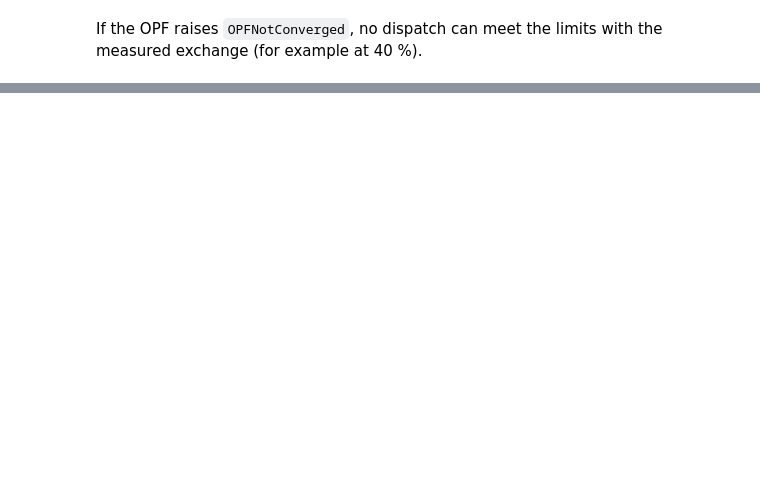
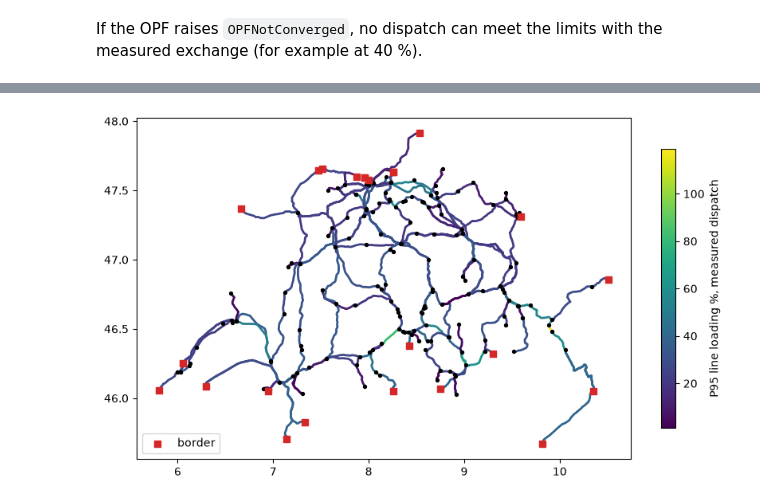
Before and after one commit to mohammadrayati/helvegrid, a Jupyter notebook: run.ipynb, the cells around one changed output, grey strips where cells are left out. Saved outputs shown, nothing was run; the diff lists cells and outputs as text; code cells hidden in the pictures; blank space fills up the shorter version.

```diff
--- a/run.ipynb
+++ b/run.ipynb
@@ -192,0 +272,4 @@ If the OPF raises `OPFNotConverged`, no dispatch can meet the limits with the me
+# %%
+draw(net, ac_loading.quantile(0.95)[net.line.name].to_numpy(), "P95 line loading %, measured dispatch")
+# %% [output]
+[figure, added]
```
Also changed, not shown: parts of 16 cells of this notebook, 3 other files.
